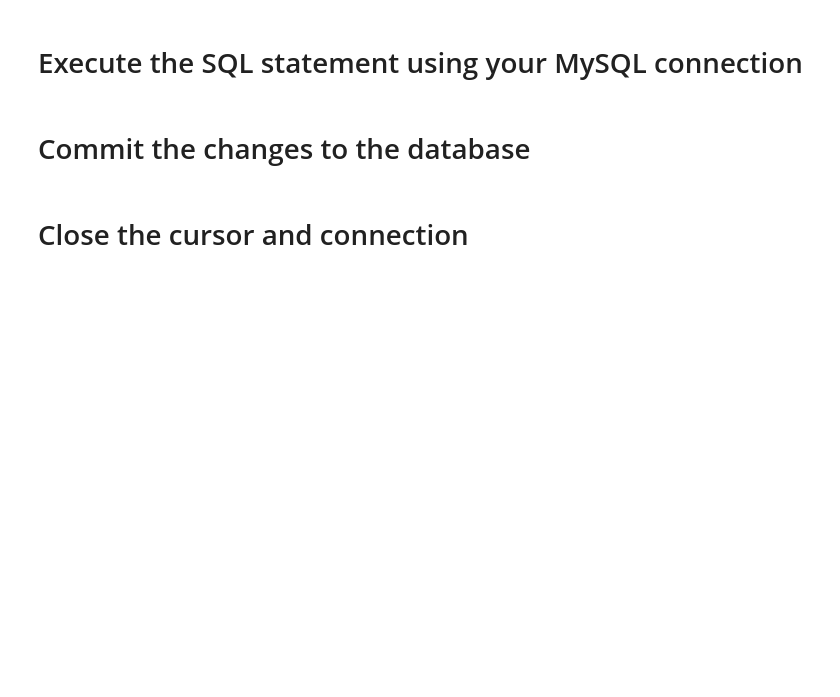
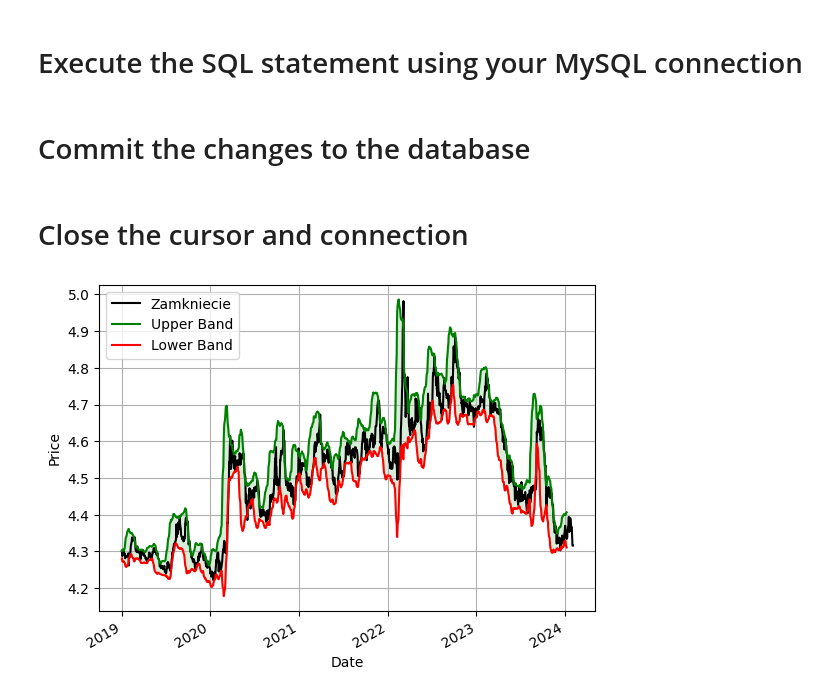
Before and after one commit to Hasziro/Euro, a Jupyter notebook: open_with_Jupyter.ipynb, the cells around one changed output. Cells and saved outputs as stored; diff of their text form; code cells hidden in the pictures; blank space fills up the shorter version.

```diff
--- a/open_with_Jupyter.ipynb
+++ b/open_with_Jupyter.ipynb
@@ -231,3 +229,47 @@ conn.commit()
 # %%
 cursor.close()
 conn.close()
+# %%
+import matplotlib.pyplot as plt
+
+# Przykładowe dane
+# (Zakładam, że masz już wczytany DataFrame df z odpowiednimi danymi.)
+std_dev = df['Zamkniecie'].rolling(window=20).std()
+sma = df['Zamkniecie'].rolling(window=20).mean()
+
+lower_band = sma - 2 * std_dev
+lower_band = lower_band.rename("lower band")
+
+upper_band = sma + 2 * std_dev
+upper_band = upper_band.rename("upper band")
+
+# Convert Series to DataFrame and add suffixes to column names
+upper_band_df = upper_band.to_frame()
+upper_band_df.columns = [f"{col}_upper" for col in upper_band_df.columns]
+
+lower_band_df = lower_band.to_frame()
+lower_band_df.columns = [f"{col}_lower" for col in lower_band_df.columns]
+
+# Create a copy of df to avoid modifying the original DataFrame
+df_copy = df.copy()
+
+df_copy = df_copy.join(upper_band_df).join(lower_band_df)
+
+# set data from 2019
+start_date = '2019-01-01'
+end_date = df_copy['Data'].max()
+df_copy = df_copy[(df_copy['Data'] >= start_date) & (df_copy['Data'] <= end_date)]
+
+ax = df_copy.plot(x='Data', y='Zamkniecie', label='Zamkniecie', color='black')
+ax.plot(df_copy['Data'], df_copy['upper band_upper'], label='Upper Band', color='green')
+ax.plot(df_copy['Data'], df_copy['lower band_lower'], label='Lower Band', color='red')
+
+ax.fill_between(df_copy['Data'], df_copy['lower band_lower'], df_copy['upper band_upper'], color='g', alpha=0.15)
+ax.set_xlabel('Date')
+ax.set_ylabel('Price')
+ax.grid()
+ax.legend()
+
+plt.show(block=True)
+# %% [output]
+[figure, added]
```
Also changed, not shown: parts of 4 cells of this notebook.
